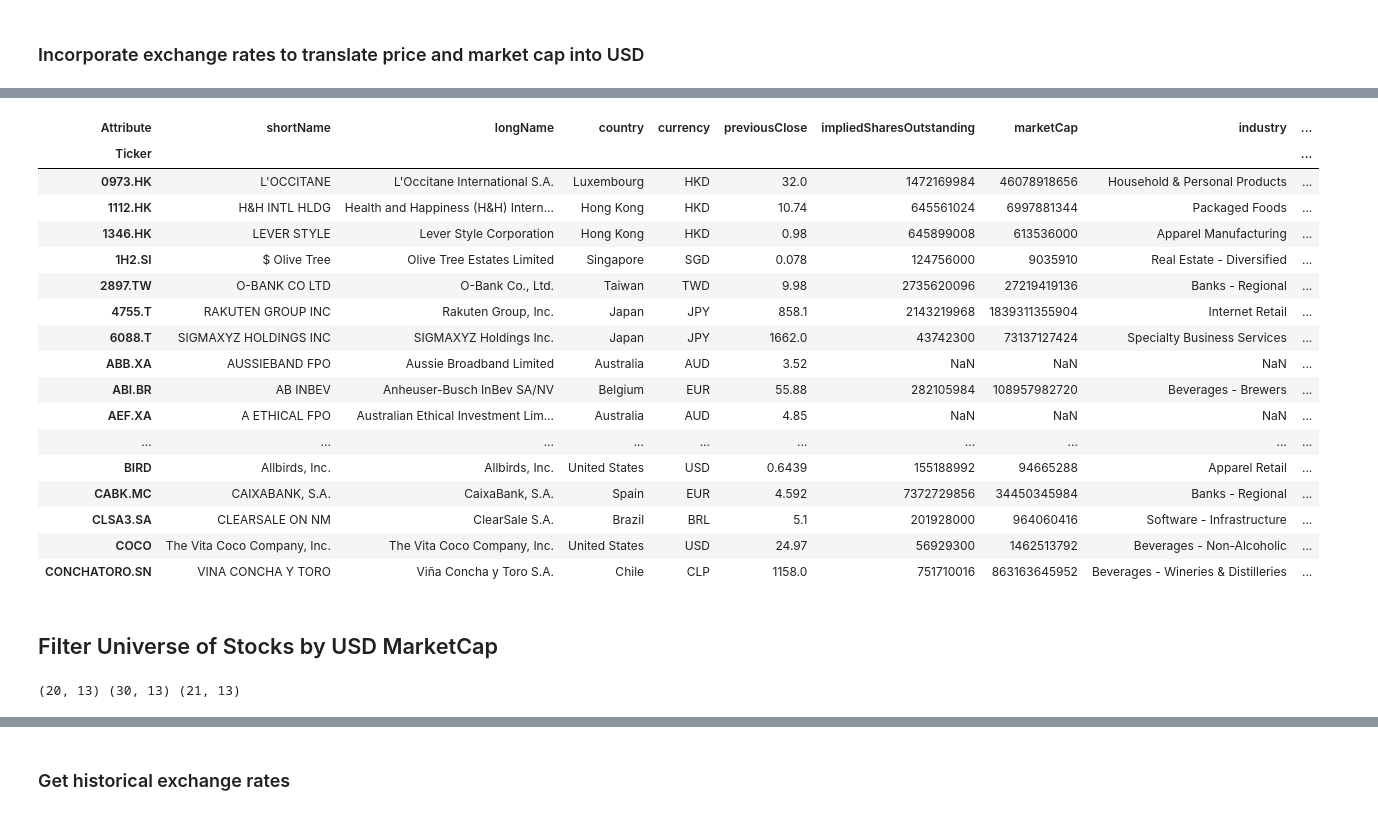
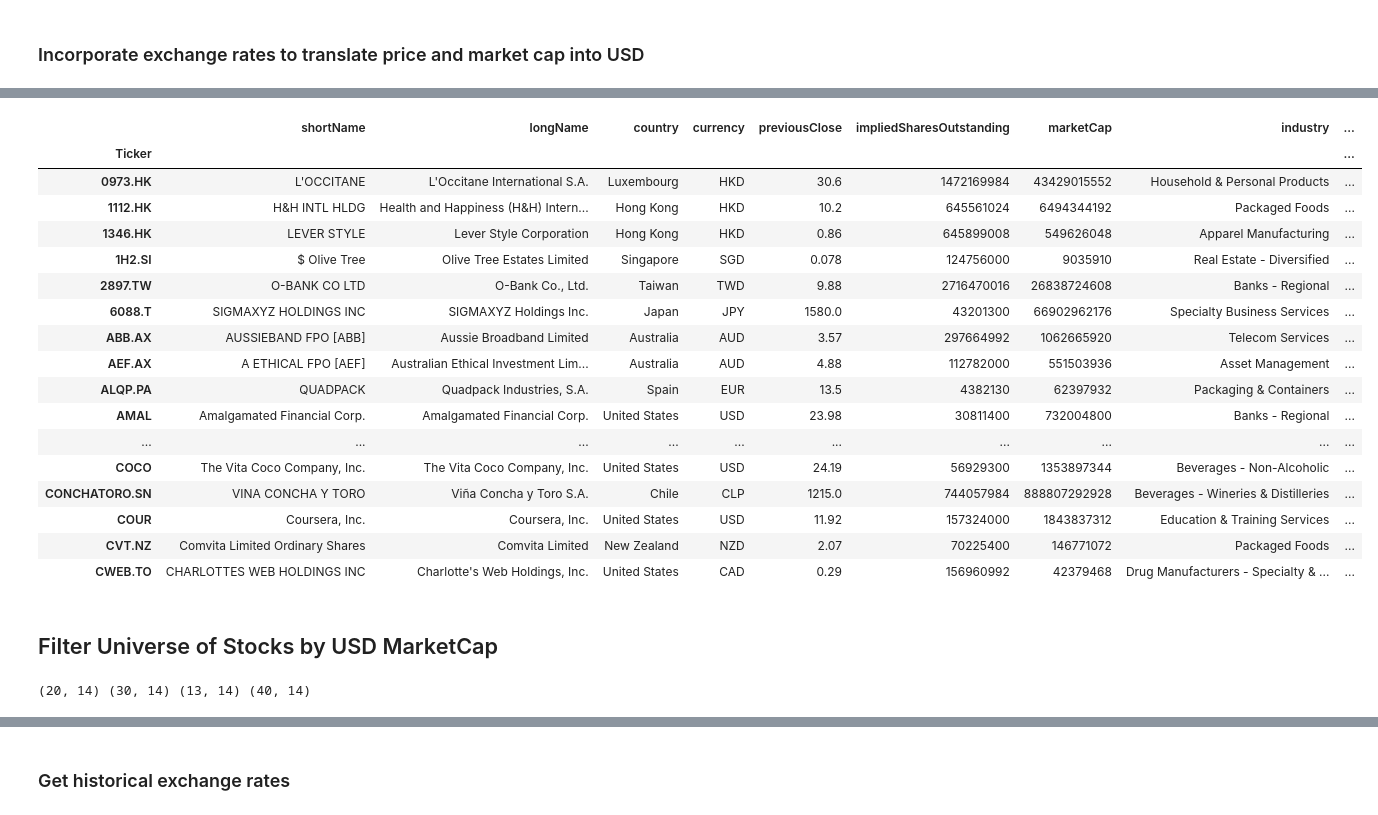
Before and after one commit to apenake/Certified_B_Corp_Index, a Jupyter notebook: Public B Corp Index with Currency Conversion.ipynb, the cells around one changed output, grey strips where cells are left out. Drawn from its saved outputs; the diff is of its cells as text; code cells hidden in the pictures.

```diff
--- a/Public B Corp Index with Currency Conversion.ipynb
+++ b/Public B Corp Index with Currency Conversion.ipynb
@@ -361,24 +398,25 @@ for symbol, curr in api_data['symbols'].items():
 # %%
-## Access Exchange Rates:
+## Access Exchange Rates at Start of Measurement:
+def get_rates(date):
+    url = "https://currency-conversion-and-exchange-rates.p.rapidapi.com/" + str(date)
 
-url = "https://currency-conversion-and-exchange-rates.p.rapidapi.com/latest"
+    #querystring = {"from":"USD","to":"EUR,GBP"}
+    querystring = {'base':'USD'}
 
-#querystring = {"from":"USD","to":"EUR,GBP"}
-querystring = {'base':'USD', 'date': '2024-02-01'}
+        #headers = {"X-RapidAPI-Key": "af4b092441msh3f4304a0bce0366p1680a3jsn93d4c3a0659f",
+    headers = {"X-RapidAPI-Key": "884638c782msh3dc9c5784730cc0p1a0f42jsnf54c2327e84c",
+        "X-RapidAPI-Host": "currency-conversion-and-exchange-rates.p.rapidapi.com"
+              }
 
-    #headers = {"X-RapidAPI-Key": "af4b092441msh3f4304a0bce0366p1680a3jsn93d4c3a0659f",
-headers = {"X-RapidAPI-Key": "884638c782msh3dc9c5784730cc0p1a0f42jsnf54c2327e84c",
-    "X-RapidAPI-Host": "currency-conversion-and-exchange-rates.p.rapidapi.com"
-          }
+    response = requests.get(url, headers=headers, params=querystring)
 
-response = requests.get(url, headers=headers, params=querystring)
+    return response.json()
 
-exch_data = response.json()
-
-#for key in exch_data:
-#    print(key,":", exch_data[key])
+    #for key in exch_data:
+    #    print(key,":", exch_data[key])
 # %%
 ## Combine date from exch_data with names / symbols in currency_dict:
+exch_data = get_rates(date='2024-01-02')
 
 for symbol, rate in exch_data['rates'].items():
     for key in currency_dict.keys():
@@ -418,7 +456,9 @@ currency_map = {symbols: rate
 
 
 
-stock_data_filtered['USDExchangeRate'] = stock_data_filtered['currency'].map(currency_map)
+stock_data_filtered['beginningUSDExchangeRate'] = stock_data_filtered['currency'].map(currency_map)
+# %%
+stock_data_filtered = stock_data_filtered.join(starting_px)
 # %%
 # Check to see that exchange rates mapped correctly:
 stock_data_filtered.head(15)
@@ -443,24 +483,26 @@ stock_data_filtered.head(15)
 # %%
 # Calculate USD price and USD marketcap
-stock_data_filtered['previousCloseUSD'] = stock_data_filtered['previousClose'] / stock_data_filtered['USDExchangeRate']
-stock_data_filtered['marketCapUSD'] = stock_data_filtered['marketCap'] / stock_data_filtered['USDExchangeRate']
+s_d = dt.strptime(s, '%Y-%M-%d').date()
+stock_data_filtered['beginningCloseUSD'] = stock_data_filtered[s_d] / stock_data_filtered['beginningUSDExchangeRate']
+stock_data_filtered['beginningMarketCapUSD'] = stock_data_filtered['impliedSharesOutstanding']* stock_data_filtered['beginningCloseUSD']
+
 stock_data_filtered.head(20)
 # %% [output]
-| Attribute | shortName | longName | country | currency | previousClose | impliedSharesOutstanding | marketCap | industry | ... |
+|  | shortName | longName | country | currency | previousClose | impliedSharesOutstanding | marketCap | industry | ... |
 | Ticker |  |  |  |  |  |  |  |  | ... |
-| 0973.HK | L'OCCITANE | L'Occitane International S.A. | Luxembourg | HKD | 32.0 | 1472169984 | 46078918656 | Household & Personal Products | ... |
-| 1112.HK | H&H INTL HLDG | Health and Happiness (H&H) Intern... | Hong Kong | HKD | 10.74 | 645561024 | 6997881344 | Packaged Foods | ... |
-| 1346.HK | LEVER STYLE | Lever Style Corporation | Hong Kong | HKD | 0.98 | 645899008 | 613536000 | Apparel Manufacturing | ... |
+| 0973.HK | L'OCCITANE | L'Occitane International S.A. | Luxembourg | HKD | 30.6 | 1472169984 | 43429015552 | Household & Personal Products | ... |
+| 1112.HK | H&H INTL HLDG | Health and Happiness (H&H) Intern... | Hong Kong | HKD | 10.2 | 645561024 | 6494344192 | Packaged Foods | ... |
+| 1346.HK | LEVER STYLE | Lever Style Corporation | Hong Kong | HKD | 0.86 | 645899008 | 549626048 | Apparel Manufacturing | ... |
 | 1H2.SI | $ Olive Tree | Olive Tree Estates Limited | Singapore | SGD | 0.078 | 124756000 | 9035910 | Real Estate - Diversified | ... |
-| 2897.TW | O-BANK CO LTD | O-Bank Co., Ltd. | Taiwan | TWD | 9.98 | 2735620096 | 27219419136 | Banks - Regional | ... |
-| 4755.T | RAKUTEN GROUP INC | Rakuten Group, Inc. | Japan | JPY | 858.1 | 2143219968 | 1839311355904 | Internet Retail | ... |
-| 6088.T | SIGMAXYZ HOLDINGS INC | SIGMAXYZ Holdings Inc. | Japan | JPY | 1662.0 | 43742300 | 73137127424 | Specialty Business Services | ... |
-| ABB.XA | AUSSIEBAND FPO | Aussie Broadband Limited | Australia | AUD | 3.52 | NaN | NaN | NaN | ... |
-| ABI.BR | AB INBEV | Anheuser-Busch InBev SA/NV | Belgium | EUR | 55.88 | 282105984 | 108957982720 | Beverages - Brewers | ... |
-| AEF.XA | A ETHICAL FPO | Australian Ethical Investment Lim... | Australia | AUD | 4.85 | NaN | NaN | NaN | ... |
+| 2897.TW | O-BANK CO LTD | O-Bank Co., Ltd. | Taiwan | TWD | 9.88 | 2716470016 | 26838724608 | Banks - Regional | ... |
+| 6088.T | SIGMAXYZ HOLDINGS INC | SIGMAXYZ Holdings Inc. | Japan | JPY | 1580.0 | 43201300 | 66902962176 | Specialty Business Services | ... |
+| ABB.AX | AUSSIEBAND FPO [ABB] | Aussie Broadband Limited | Australia | AUD | 3.57 | 297664992 | 1062665920 | Telecom Services | ... |
+| AEF.AX | A ETHICAL FPO [AEF] | Australian Ethical Investment Lim... | Australia | AUD | 4.88 | 112782000 | 551503936 | Asset Management | ... |
+| ALQP.PA | QUADPACK | Quadpack Industries, S.A. | Spain | EUR | 13.5 | 4382130 | 62397932 | Packaging & Containers | ... |
+| AMAL | Amalgamated Financial Corp. | Amalgamated Financial Corp. | United States | USD | 23.98 | 30811400 | 732004800 | Banks - Regional | ... |
 | ... | ... | ... | ... | ... | ... | ... | ... | ... | ... |
-| BIRD | Allbirds, Inc. | Allbirds, Inc. | United States | USD | 0.6439 | 155188992 | 94665288 | Apparel Retail | ... |
-| CABK.MC | CAIXABANK, S.A. | CaixaBank, S.A. | Spain | EUR | 4.592 | 7372729856 | 34450345984 | Banks - Regional | ... |
-| CLSA3.SA | CLEARSALE ON NM | ClearSale S.A. | Brazil | BRL | 5.1 | 201928000 | 964060416 | Software - Infrastructure | ... |
-| COCO | The Vita Coco Company, Inc. | The Vita Coco Company, Inc. | United States | USD | 24.97 | 56929300 | 1462513792 | Beverages - Non-Alcoholic | ... |
-| CONCHATORO.SN | VINA CONCHA Y TORO | Viña Concha y Toro S.A. | Chile | CLP | 1158.0 | 751710016 | 863163645952 | Beverages - Wineries & Distilleries | ... |
+| COCO | The Vita Coco Company, Inc. | The Vita Coco Company, Inc. | United States | USD | 24.19 | 56929300 | 1353897344 | Beverages - Non-Alcoholic | ... |
+| CONCHATORO.SN | VINA CONCHA Y TORO | Viña Concha y Toro S.A. | Chile | CLP | 1215.0 | 744057984 | 888807292928 | Beverages - Wineries & Distilleries | ... |
+| COUR | Coursera, Inc. | Coursera, Inc. | United States | USD | 11.92 | 157324000 | 1843837312 | Education & Training Services | ... |
+| CVT.NZ | Comvita Limited Ordinary Shares | Comvita Limited | New Zealand | NZD | 2.07 | 70225400 | 146771072 | Packaged Foods | ... |
+| CWEB.TO | CHARLOTTES WEB HOLDINGS INC | Charlotte's Web Holdings, Inc. | United States | CAD | 0.29 | 156960992 | 42379468 | Drug Manufacturers - Specialty & ... | ... |
@@ -484,7 +529,10 @@ def filter_index(df, size=True, num=True, size_thresh = 1000000000, num_thresh =
 stock_index_top20 = filter_index(stock_data_filtered, size = False, num_thresh=20)
 stock_index_top30 = filter_index(stock_data_filtered, size = False, num_thresh=30)
 stock_index_over1b = filter_index(stock_data_filtered, size = True, num=False, size_thresh=1000000000)
+stock_index_cutoff = filter_index(stock_data_filtered, size = False, num_thresh=40)
 
-print(stock_index_top20.shape, stock_index_top30.shape, stock_index_over1b.shape )
+df_list = [stock_index_top20, stock_index_top30, stock_index_over1b, stock_index_cutoff]
+
+print(stock_index_top20.shape, stock_index_top30.shape, stock_index_over1b.shape, stock_index_cutoff.shape)
 # %% [output]
-(20, 13) (30, 13) (21, 13)
+(20, 14) (30, 14) (13, 14) (40, 14)
```
Also changed, not shown: parts of 69 cells of this notebook.
